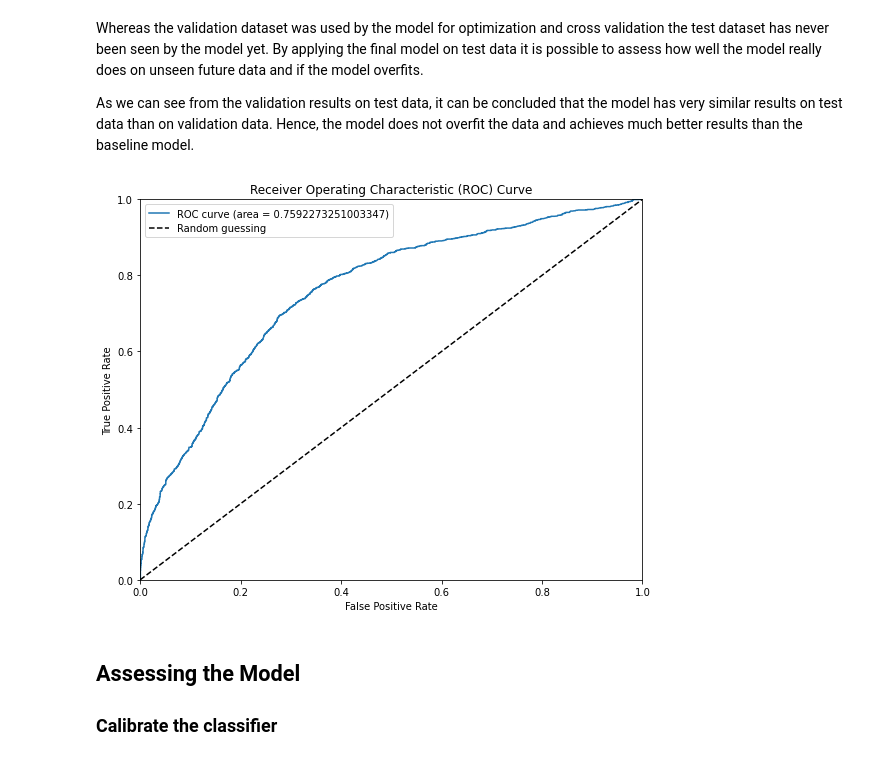
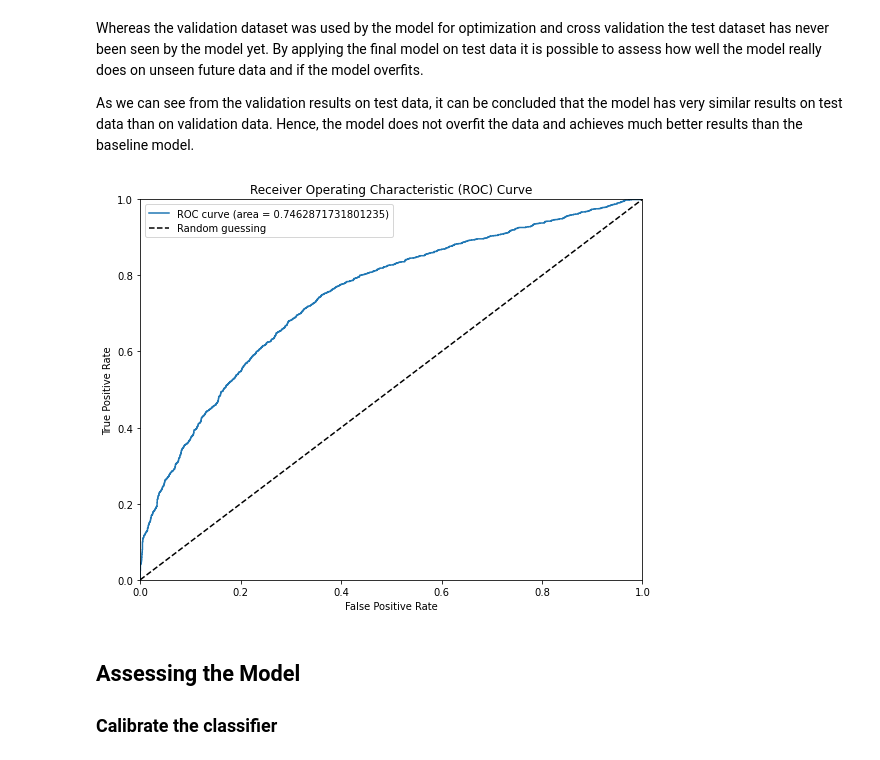
Before and after one commit to TNMayer/IU_DLMDSME01, a Jupyter notebook: 03_Modeling.ipynb, the cells around one changed output. Saved outputs shown, nothing was run; the diff lists cells and outputs as text; code cells hidden in the pictures.

```diff
--- a/03_Modeling.ipynb
+++ b/03_Modeling.ipynb
@@ -32,4 +32,17 @@ import modules.helper_functions as hf
 # %% [markdown]
 ### Get Data
 # %%
-X, y, X_train, y_train, X_validate, y_validate, X_test, y_test = hf.generateDataFromFile()
+# X, y, X_train, y_train, X_validate, y_validate, X_test, y_test = hf.generateDataFromFile()
+pathDb = './data/PSP_Data.sqlite'
+if hf.checkIfTableDbExists(pathDb, "X"):
+    X = hf.readSqlTable(pathDb, "X")
+    y = hf.readSqlTable(pathDb, "y")
+if hf.checkIfTableDbExists(pathDb, "X_train"):
+    X_train = hf.readSqlTable(pathDb, "X_train")
+    y_train = hf.readSqlTable(pathDb, "y_train")
+if hf.checkIfTableDbExists(pathDb, "X_validate"):
+    X_validate = hf.readSqlTable(pathDb, "X_validate")
+    y_validate = hf.readSqlTable(pathDb, "y_validate")
+if hf.checkIfTableDbExists(pathDb, "X_test"):
+    X_test = hf.readSqlTable(pathDb, "X_test")
+    y_test = hf.readSqlTable(pathDb, "y_test")
@@ -453,5 +354,5 @@ Optimal number of features: 19
 # %%
-features_xgb = fs.applyFeatureSelection(
+xgb_rfe, features_xgb = fs.applyFeatureSelection(
     X_train, y_train, X_validate, y_validate, X_test, y_test,
     metrics = ["roc_auc"],
     estimator = xgb_clf_basic,
@@ -460,4 +361,6 @@ features_xgb = fs.applyFeatureSelection(
     figsize = 10,
     write_model = False
 )
+
+xgb_best_score_corr = fs.validate_classifier(xgb_rfe.estimator_, X_validate, y_validate, selected_features = features_xgb["roc_auc"])
 # %% [output]
@@ -488,0 +392,13 @@ Optimal number of features: 15
+# %%
+xgb_rfe_wo_corr, features_xgb_wo_corr = fs.applyFeatureSelection(
+    X_train, y_train, X_validate, y_validate, X_test, y_test,
+    metrics = ["roc_auc"],
+    estimator = xgb_clf_basic,
+    correlation_threshold = 0.75,
+    step = 1,
+    figsize = 10,
+    write_model = False,
+    correlation_filtering = False
+)
+
+xgb_best_score_wo_corr = fs.validate_classifier(xgb_rfe_wo_corr.estimator_, X_validate, y_validate, selected_features = features_xgb_wo_corr["roc_auc"])
@@ -624,23 +569,23 @@ Whereas the validation dataset was used by the model for optimization and cross
 
 As we can see from the validation results on test data, it can be concluded that the model has very similar results on test data than on validation data. Hence, the model does not overfit the data and achieves much better results than the baseline model.
 # %%
-y_probabilities = xgb_clf_final.predict_proba(X_test[features_xgb['roc_auc']])[:, 1]
+y_probabilities = xgb_clf_tuned.predict_proba(X_validate[features_xgb['roc_auc']])[:, 1]
 
-fpr, tpr, thresholds = roc_curve(y_test, y_probabilities)
+fpr, tpr, thresholds = roc_curve(y_validate, y_probabilities)
 roc_auc = auc(fpr, tpr)
 
 plt.figure(figsize=(9, 7))
 plt.plot(fpr, tpr, label=f"ROC curve (area = {roc_auc})")
 plt.plot([0, 1], [0, 1], 'k--', label="Random guessing")
 plt.xlim([0.0, 1.0])
 plt.ylim([0.0, 1.0])
 plt.xlabel("False Positive Rate")
 plt.ylabel("True Positive Rate")
 plt.title("Receiver Operating Characteristic (ROC) Curve")
 plt.legend()
 plt.show()
 # %% [output]
-[figure, old version]
+[figure, new version]
 # %% [markdown]
 ## Assessing the Model
 ### Calibrate the classifier
```
Also changed, not shown: parts of 33 cells of this notebook, 7 other files.
